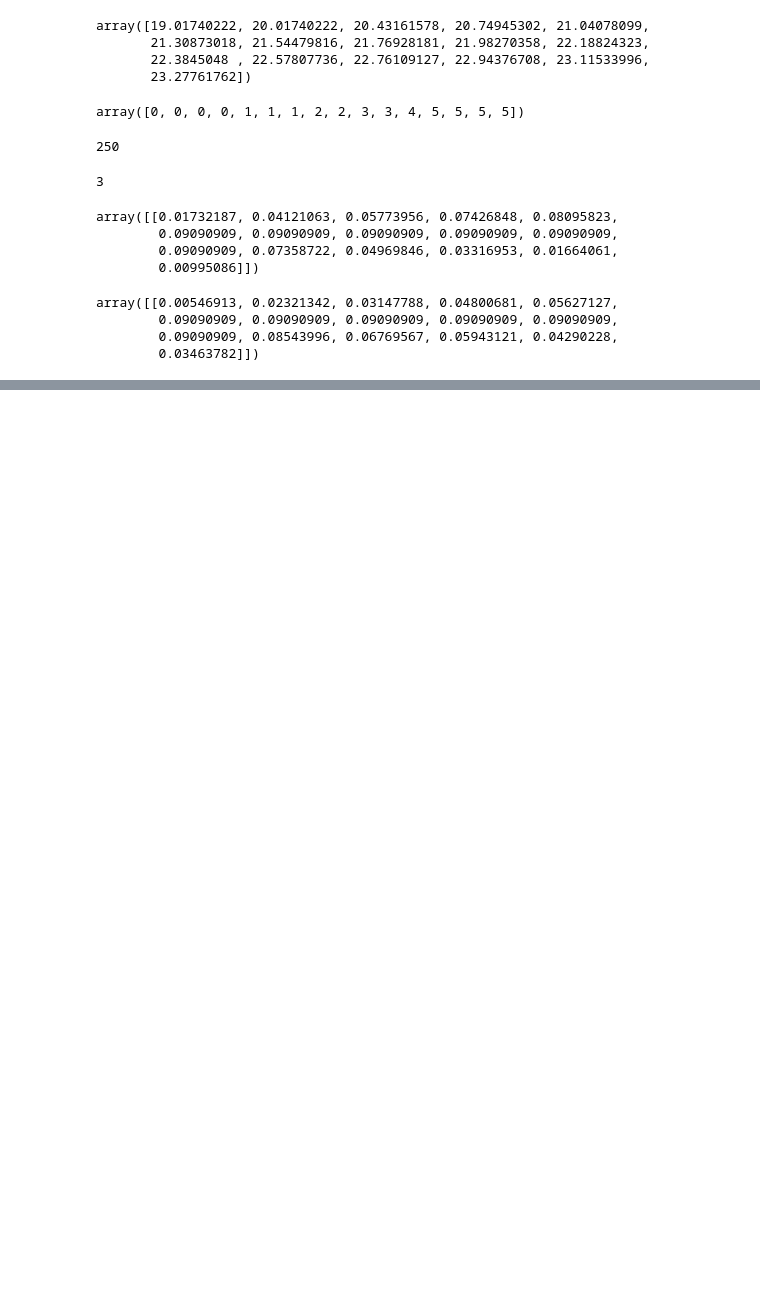
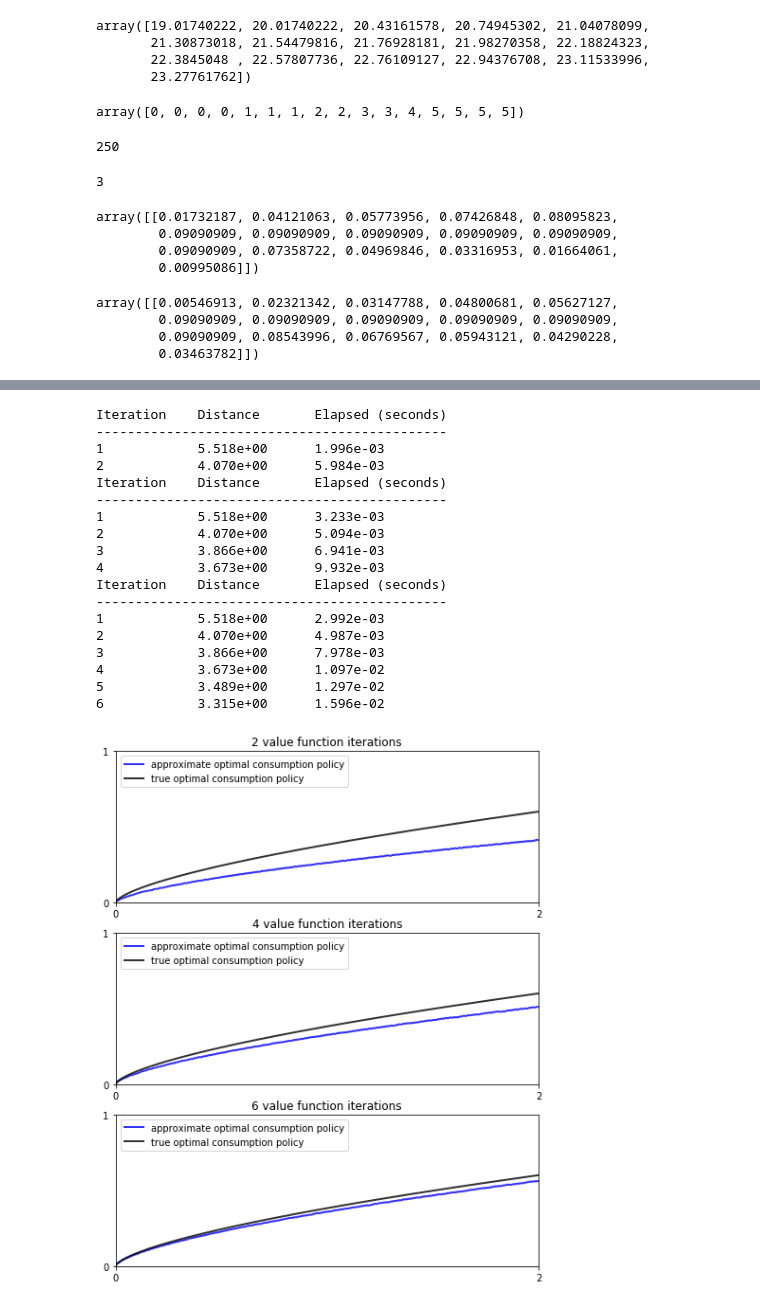
Before and after one commit to PanPip/QuantEcon_Tasks, a Jupyter notebook: Dynamic_programming.ipynb, the cells around one changed output, grey strips where cells are left out. Drawn from its saved outputs; the diff is of its cells as text; code cells hidden in the pictures; blank space fills up the shorter version.

```diff
--- a/Dynamic_programming.ipynb
+++ b/Dynamic_programming.ipynb
@@ -2850,0 +3000,44 @@ ddp = qe.markov.DiscreteDP(R, Q, β, s_indices, a_indices)
+# %%
+w = 5 * u(grid) - 25           # Initial condition
+
+fig, ax = plt.subplots(3, 1, figsize=(8, 10))
+true_c = c_star(grid)
+
+for i, n in enumerate((2, 4, 6)):
+    ax[i].set_ylim(0, 1)
+    ax[i].set_xlim(0, 2)
+    ax[i].set_yticks((0, 1))
+    ax[i].set_xticks((0, 2))
+
+    w = 5 * u(grid) - 25       # Initial condition
+    compute_fixed_point(ddp.bellman_operator, w, max_iter=n, print_skip=1)
+    σ = ddp.compute_greedy(w)  # Policy indices
+    c_policy = f(grid) - grid[σ]
+
+    ax[i].plot(grid, c_policy, 'b-', lw=2, alpha=0.8,
+               label='approximate optimal consumption policy')
+    ax[i].plot(grid, true_c, 'k-', lw=2, alpha=0.8,
+               label='true optimal consumption policy')
+    ax[i].legend(loc='upper left')
+    ax[i].set_title(f'{n} value function iterations')
+plt.show()
+# %% [output]
+Iteration    Distance       Elapsed (seconds)
+---------------------------------------------
+1            5.518e+00      1.996e-03
+2            4.070e+00      5.984e-03
+Iteration    Distance       Elapsed (seconds)
+---------------------------------------------
+1            5.518e+00      3.233e-03
+2            4.070e+00      5.094e-03
+3            3.866e+00      6.941e-03
+4            3.673e+00      9.932e-03
+Iteration    Distance       Elapsed (seconds)
+---------------------------------------------
+1            5.518e+00      2.992e-03
+2            4.070e+00      4.987e-03
+3            3.866e+00      7.978e-03
+4            3.673e+00      1.097e-02
+5            3.489e+00      1.297e-02
+6            3.315e+00      1.596e-02
+[figure, added]
```
Also changed, not shown: parts of 23 cells of this notebook.
